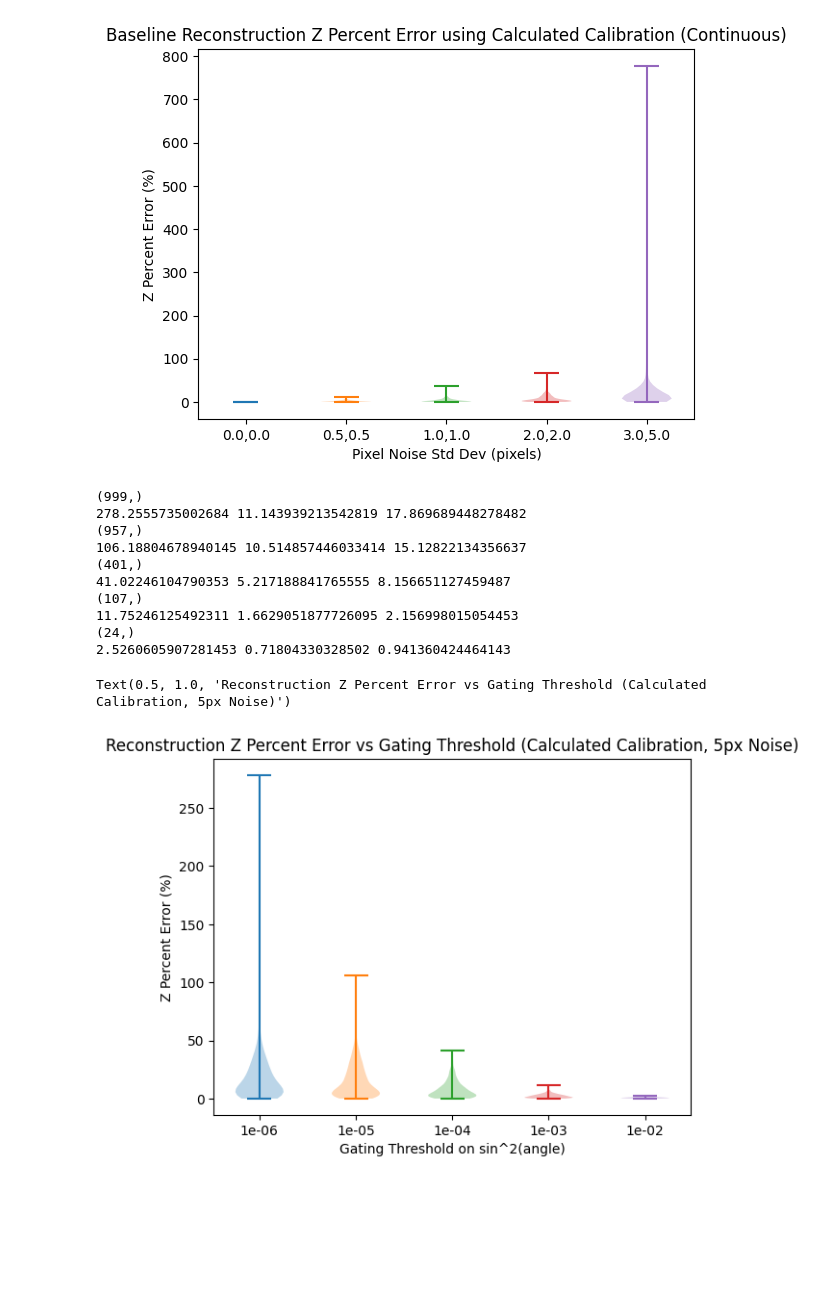
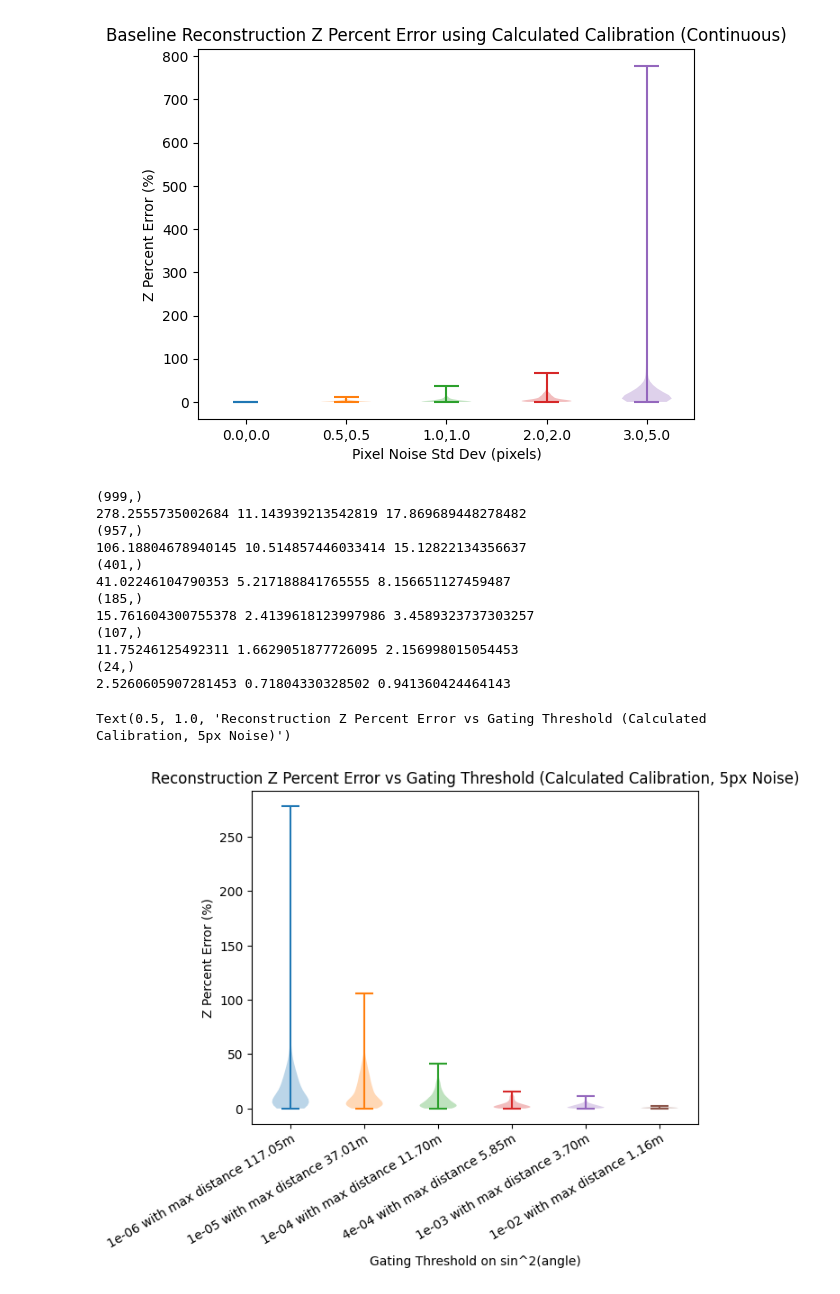
Before and after one commit to UCSD-E4E/imwut_2026_fishsense_lite, a Jupyter notebook: reconstruction_analysis/calculated_calibration.ipynb, the cells around one changed output. Drawn from its saved outputs; the diff is of its cells as text; code cells hidden in the pictures; blank space fills up the shorter version.

```diff
--- a/reconstruction_analysis/calculated_calibration.ipynb
+++ b/reconstruction_analysis/calculated_calibration.ipynb
@@ -172,6 +191,7 @@ np.random.seed(0)
 fig, ax = plt.subplots()
 
 (x_std, y_std), _ = z_errors_by_stds[5]
+thresholds = [1e-6, 1e-5, 1e-4, 4e-4, 1e-3, 1e-2]
 
 s_noisy = s.copy()
 s_noisy[0, :] += np.random.normal(0, x_std, s.shape[1])
@@ -181,33 +201,36 @@ rays = inverted_camera_intrinsics @ s_noisy
 scale_factor = np.einsum('ij,ij->j', normals.T, p) / np.einsum('ij,ij->j', normals.T, rays)
 p_noisy = rays * scale_factor
 
 local_laser_origin, local_laser_orientation = calibrate_laser(p_noisy.T)
 
 p_reconstructed, denom = reconstruct_points(s_noisy, inverted_camera_intrinsics, local_laser_origin, local_laser_orientation)
 
-for idx, denom_thresh in enumerate([1e-6, 1e-5, 1e-4, 1e-3, 1e-2]):
+for idx, denom_thresh in enumerate(thresholds):
     filtered = np.where(denom > denom_thresh)[0]
     print(filtered.shape)
     z_error = np.abs(p_reconstructed[2, filtered] - p[2, filtered]) / p[2, filtered] * 100
 
     print(np.max(z_error), np.median(z_error), np.mean(z_error))
 
     ax.violinplot(z_error, positions=[idx])
 
-ax.set_xticklabels([""] + [f"{denom_thresh:.0e}" for denom_thresh in [1e-6, 1e-5, 1e-4, 1e-3, 1e-2]])
+ax.set_xticklabels([""] + [f"{denom_thresh:.0e} with max distance {calculate_max_distance(laser_position, laser_direction, epsilon=denom_thresh):.2f}m" for denom_thresh in thresholds])
+plt.setp(ax.get_xticklabels(), rotation=30, ha="right", rotation_mode="anchor")
 ax.set_ylabel("Z Percent Error (%)")
 ax.set_xlabel("Gating Threshold on sin^2(angle)")
 ax.set_title("Reconstruction Z Percent Error vs Gating Threshold (Calculated Calibration, 5px Noise)")
 # %% [output]
 (999,)
 278.2555735002684 11.143939213542819 17.869689448278482
 (957,)
 106.18804678940145 10.514857446033414 15.12822134356637
 (401,)
 41.02246104790353 5.217188841765555 8.156651127459487
+(185,)
+15.761604300755378 2.4139618123997986 3.4589323737303257
 (107,)
 11.75246125492311 1.6629051877726095 2.156998015054453
 (24,)
 2.5260605907281453 0.71804330328502 0.941360424464143
 Text(0.5, 1.0, 'Reconstruction Z Percent Error vs Gating Threshold (Calculated Calibration, 5px Noise)')
-[figure, old version]
+[figure, new version]
```
Also changed, not shown: parts of 1 cell of this notebook, 2 other files.
